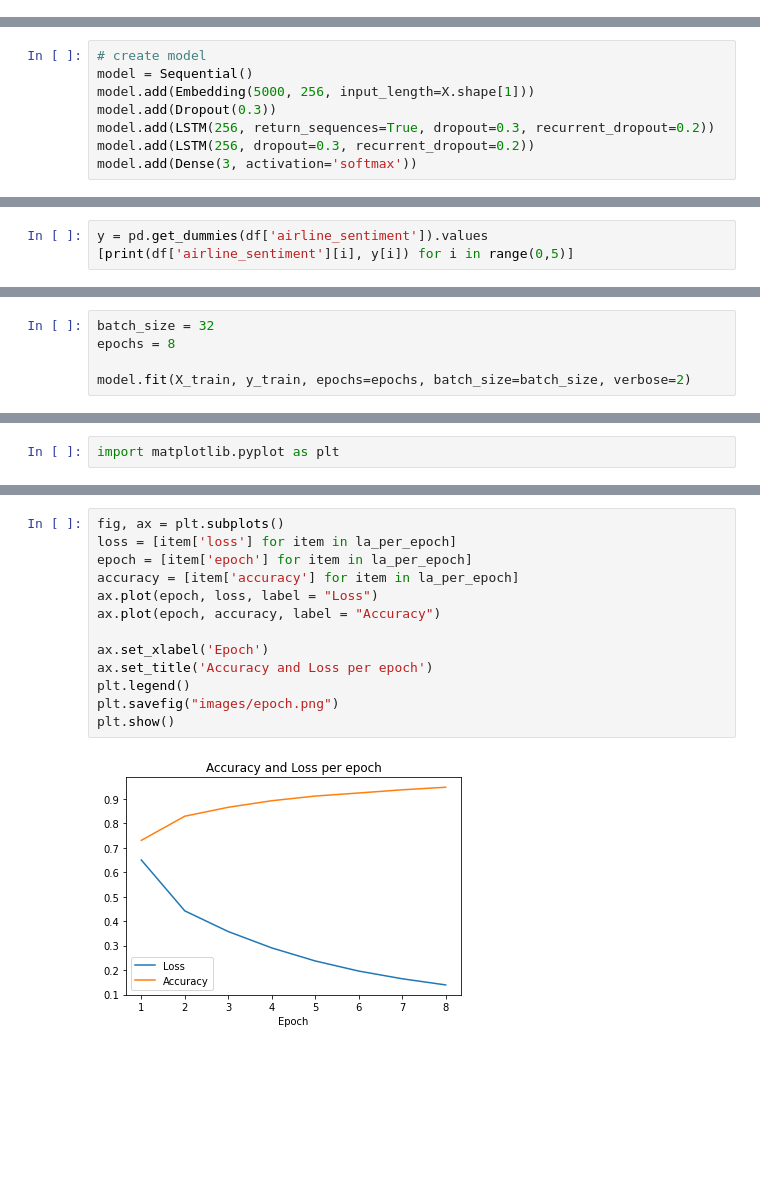
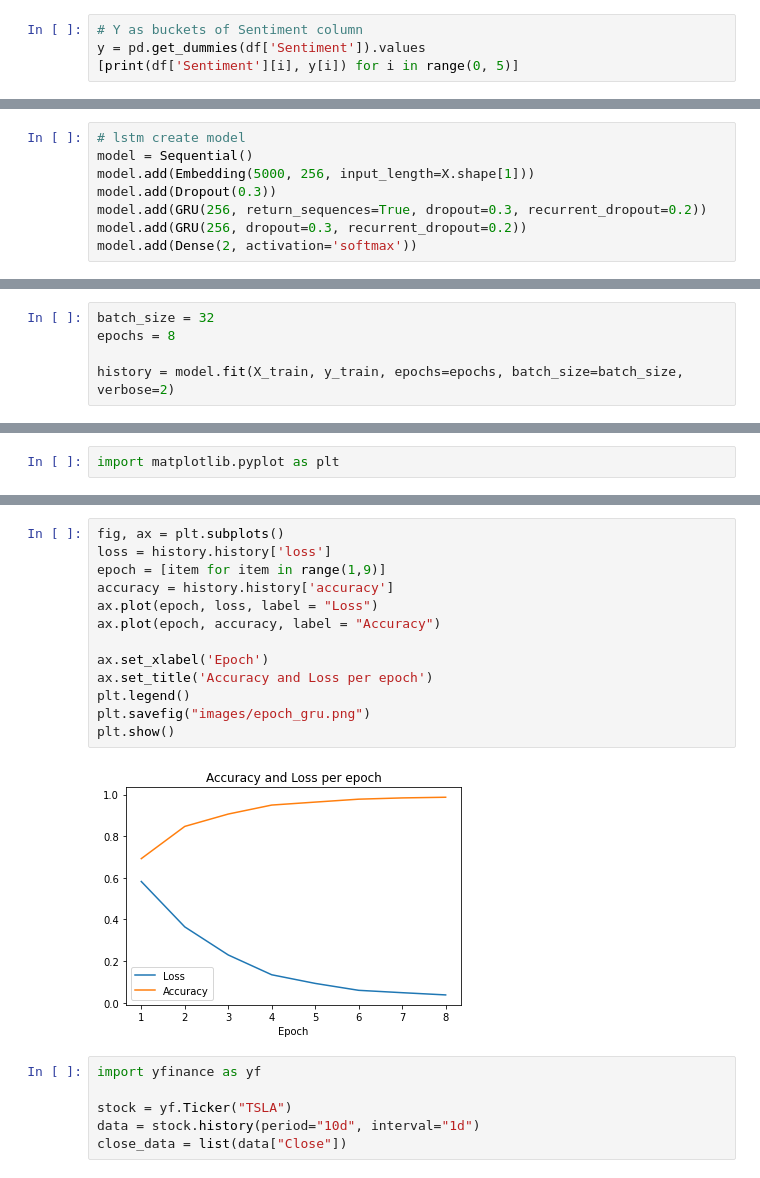
Before and after one commit to nicklamonica/stock-sentiment-analysis, a Jupyter notebook: main.ipynb, the cells around one changed output, grey strips where cells are left out. Drawn from its saved outputs; the diff is of its cells as text; blank space fills up the shorter version.

```diff
--- a/main.ipynb
+++ b/main.ipynb
@@ -73,0 +72,4 @@ print(X[:5])
+# %%
+# Y as buckets of Sentiment column
+y = pd.get_dummies(df['Sentiment']).values
+[print(df['Sentiment'][i], y[i]) for i in range(0, 5)]
@@ -74,11 +83,11 @@ print(X[:5])
 # %%
-# create model
+# lstm create model
 model = Sequential()
 model.add(Embedding(5000, 256, input_length=X.shape[1]))
 model.add(Dropout(0.3))
-model.add(LSTM(256, return_sequences=True, dropout=0.3, recurrent_dropout=0.2))
-model.add(LSTM(256, dropout=0.3, recurrent_dropout=0.2))
-model.add(Dense(3, activation='softmax'))
+model.add(GRU(256, return_sequences=True, dropout=0.3, recurrent_dropout=0.2))
+model.add(GRU(256, dropout=0.3, recurrent_dropout=0.2))
+model.add(Dense(2, activation='softmax'))
 # %%
 model.compile(loss='categorical_crossentropy', optimizer='adam', metrics=['accuracy'])
 model.summary()
@@ -102,5 +111,2 @@ Trainable params: 2,331,395
 Non-trainable params: 0
 _________________________________________________________________
-# %%
-y = pd.get_dummies(df['airline_sentiment']).values
-[print(df['airline_sentiment'][i], y[i]) for i in range(0,5)]
@@ -117,6 +116,6 @@ X_train, X_test, y_train, y_test = train_test_split(X, y, test_size=0.2, random_
 batch_size = 32
 epochs = 8
 
-model.fit(X_train, y_train, epochs=epochs, batch_size=batch_size, verbose=2)
+history = model.fit(X_train, y_train, epochs=epochs, batch_size=batch_size, verbose=2)
 # %% [output]
 Epoch 1/8
@@ -218,15 +193,21 @@ plt.show()
 # %%
 fig, ax = plt.subplots()
-loss = [item['loss'] for item in la_per_epoch]
-epoch = [item['epoch'] for item in la_per_epoch]
-accuracy = [item['accuracy'] for item in la_per_epoch]
+loss = history.history['loss']
+epoch = [item for item in range(1,9)]
+accuracy = history.history['accuracy']
 ax.plot(epoch, loss, label = "Loss")
 ax.plot(epoch, accuracy, label = "Accuracy")
 
 ax.set_xlabel('Epoch')
 ax.set_title('Accuracy and Loss per epoch')
 plt.legend()
-plt.savefig("images/epoch.png")
+plt.savefig("images/epoch_gru.png")
 plt.show()
 # %% [output]
-[figure, old version]
+[figure, new version]
+# %%
+import yfinance as yf
+
+stock = yf.Ticker("TSLA")
+data = stock.history(period="10d", interval="1d")
+close_data = list(data["Close"])
```
Also changed, not shown: parts of 15 cells of this notebook, 8 other files.
